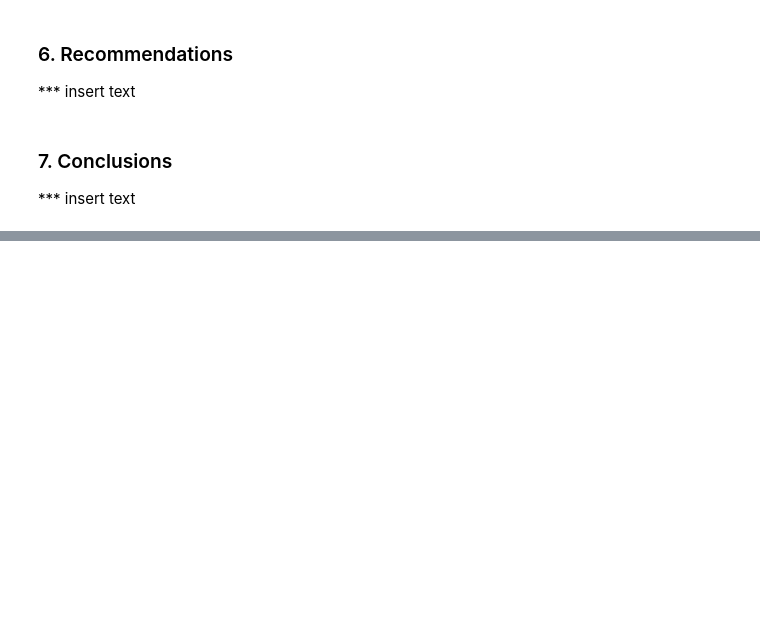
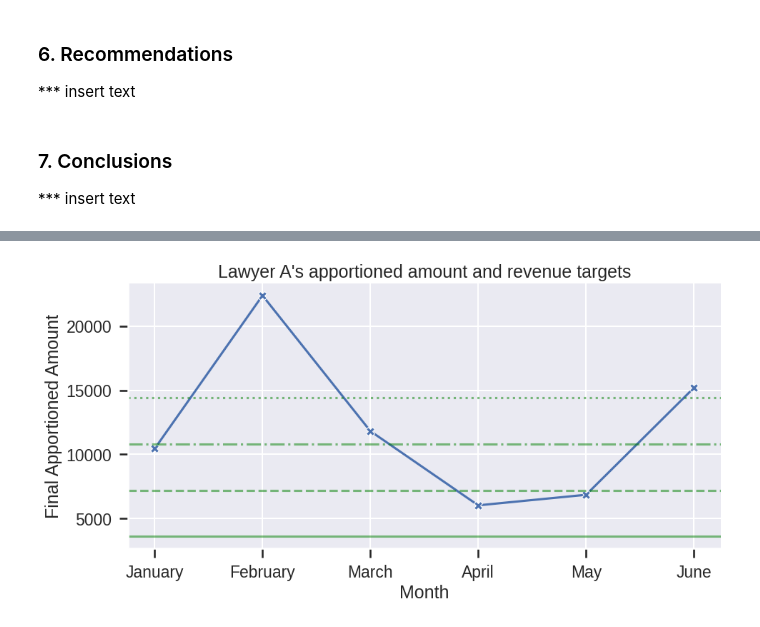
Before and after one commit to snek5/4gia-datachallenge, a Jupyter notebook: 4_gia.ipynb, the cells around one changed output, grey strips where cells are left out. Drawn from its saved outputs; the diff is of its cells as text; code cells hidden in the pictures; blank space fills up the shorter version.

```diff
--- a/4_gia.ipynb
+++ b/4_gia.ipynb
@@ -550,0 +480,3 @@ Percentage unpaid apportionment: 52.22929823023066%
+# %%
+kpi = apportionment_by_month_lawyer.merge(ctc, how='outer', on = 'User')
+kpi
@@ -550,0 +501,13 @@ Percentage unpaid apportionment: 52.22929823023066%
+# %%
+condlist = [kpi['Final Apportioned Amount'] > kpi['Mthly 4X'],
+            kpi['Final Apportioned Amount'] > kpi['Mthly 3X'],
+            kpi['Final Apportioned Amount'] > kpi['Mthly 2X'],
+            kpi['Final Apportioned Amount'] > kpi['Mthly 1X']]
+
+choicelist = ['> 4X', '> 3X', '> 2X', '> 1X']
+
+default = 'Not met'
+
+kpi['kpi'] = np.select(condlist, choicelist, default)
+
+kpi
@@ -550,0 +532,12 @@ Percentage unpaid apportionment: 52.22929823023066%
+# %%
+# Subsetting the data frame according to each lawyers
+def kpidf(x):
+    return kpi.loc[kpi['User'] == x]
+
+a_kpi = kpidf('Lawyer A')
+b_kpi = kpidf('Lawyer B')
+c_kpi = kpidf('Lawyer C')
+d_kpi = kpidf('Lawyer D')
+e_kpi = kpidf('Lawyer E')
+f_kpi = kpidf('Lawyer F')
+g_kpi = kpidf('Lawyer G')
@@ -550,0 +554,18 @@ Percentage unpaid apportionment: 52.22929823023066%
+# %%
+def kpiplot(df, ctc, letter):
+    sns.relplot(x = 'Month',
+                y = 'Final Apportioned Amount',
+                kind = 'line',
+                marker = 'X',
+                aspect = 2,
+                data = df)
+    plt.axhline(y = ctc, linestyle = '-', alpha = 0.5, color = 'g')
+    plt.axhline(y = 2 * ctc, linestyle = '--', alpha = 0.5, color = 'g')
+    plt.axhline(y = 3 * ctc, linestyle = '-.', alpha = 0.5, color = 'g')
+    plt.axhline(y = 4 * ctc, linestyle = ':', alpha = 0.5, color = 'g')
+    plt.title('Lawyer ' + str(letter) + '\'s apportioned amount and revenue targets')
+    return plt.show()
+
+kpiplot(a_kpi, 3600, 'A')
+# %% [output]
+[figure, added]
```
Also changed, not shown: parts of 32 cells of this notebook, 1 other file.
